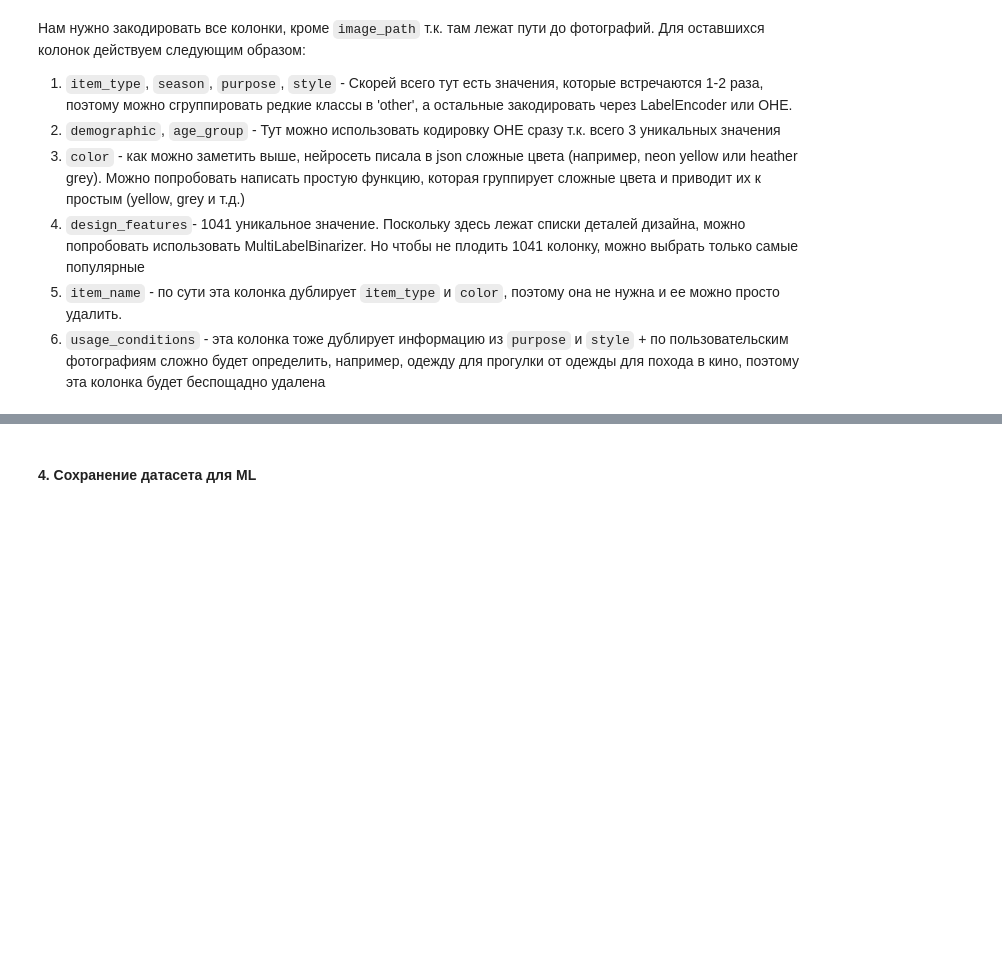
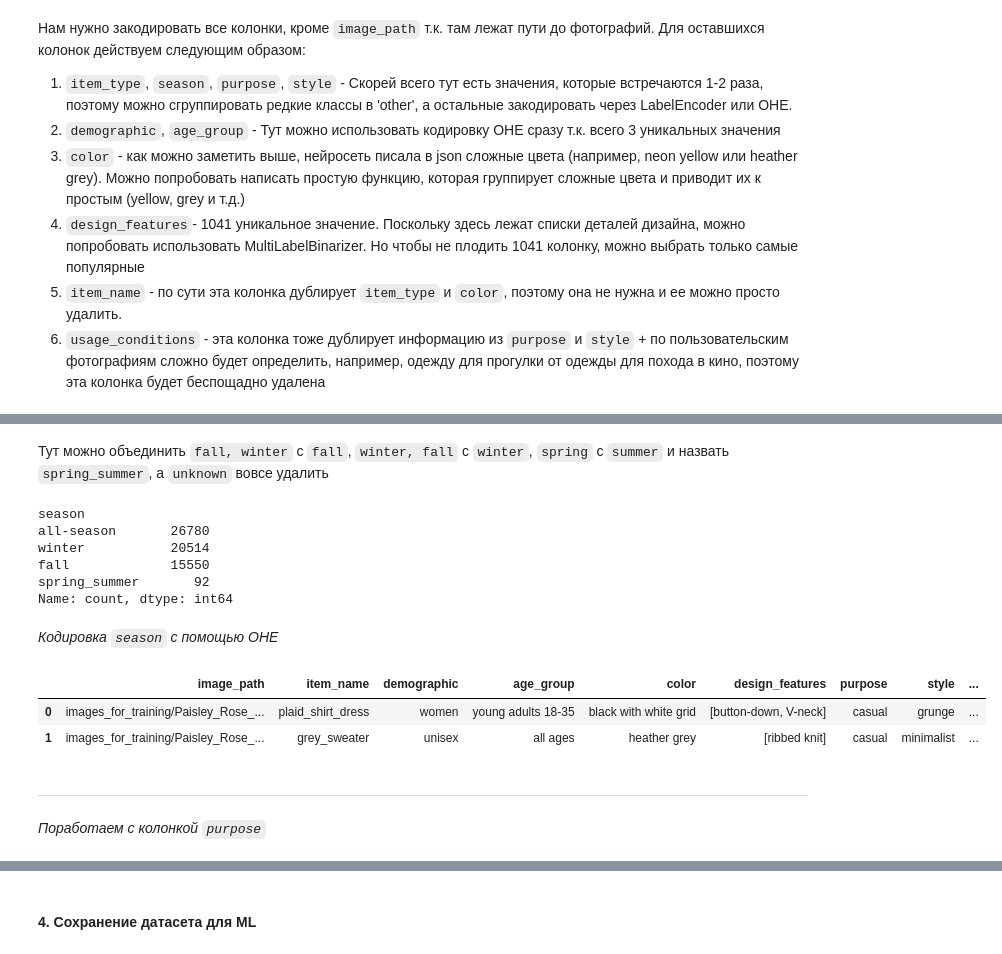
Before and after one commit to Kseniya-5/VKR, a Jupyter notebook: Fashion_CV/ml_pipeline/2_dataset_preparation.ipynb, the cells around one changed output, grey strips where cells are left out. Drawn from its saved outputs; the diff is of its cells as text; code cells hidden in the pictures; blank space fills up the shorter version.

```diff
--- a/Fashion_CV/ml_pipeline/2_dataset_preparation.ipynb
+++ b/Fashion_CV/ml_pipeline/2_dataset_preparation.ipynb
@@ -201,0 +410,36 @@ df.describe()
+# %% [markdown]
+Тут можно объединить `fall, winter` с `fall`, `winter, fall` с `winter`, `spring` с `summer` и назвать `spring_summer`, а `unknown` вовсе удалить
+# %%
+# fall, winter (8) + fall (15542) = fall (15550)
+df['season'] = df['season'].replace({'fall, winter': 'fall', 'fall': 'fall'})
+
+# winter, fall (7) + winter (20507) = winter (20514)
+df['season'] = df['season'].replace({'winter, fall': 'winter', 'winter': 'winter'})
+
+# spring (40) + summer (52) = spring_summer (92)
+df['season'] = df['season'].replace({'spring': 'spring_summer', 'summer': 'spring_summer'})
+
+df = df[df['season'] != 'unknown'].copy()
+# %%
+df['season'].value_counts()
+# %% [output]
+season
+all-season       26780
+winter           20514
+fall             15550
+spring_summer       92
+Name: count, dtype: int64
+# %% [markdown]
+*Кодировка `season` с помощью OHE*
+# %%
+df = pd.get_dummies(df, columns=['season'], prefix='is_season', dtype=int)
+# %%
+df.head(2)
+# %% [output]
+|  | image_path | item_name | demographic | age_group | color | design_features | purpose | style | ... |
+| 0 | images_for_training/Paisley_Rose_... | plaid_shirt_dress | women | young adults 18-35 | black with white grid | [button-down, V-neck] | casual | grunge | ... |
+| 1 | images_for_training/Paisley_Rose_... | grey_sweater | unisex | all ages | heather grey | [ribbed knit] | casual | minimalist | ... |
+# %% [markdown]
+***
+# %% [markdown]
+*Поработаем с колонкой `purpose`*
```
Also changed, not shown: parts of 71 cells of this notebook.
